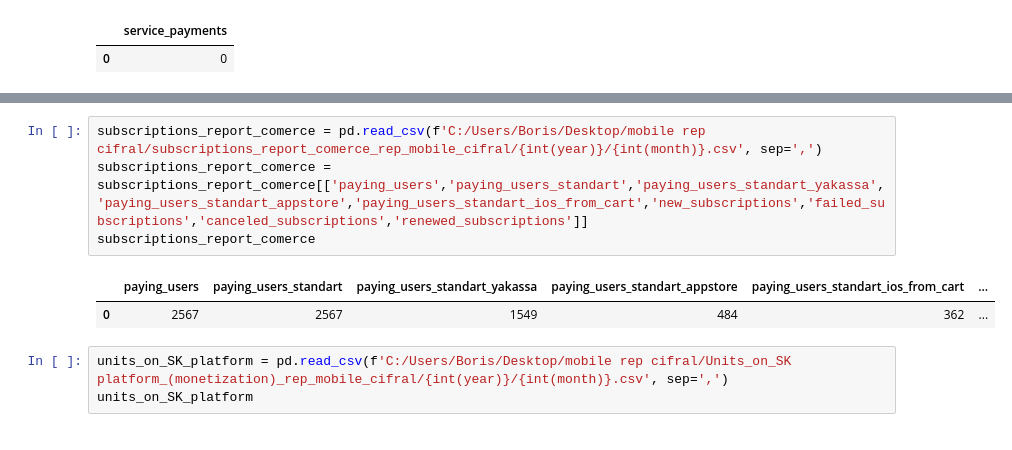
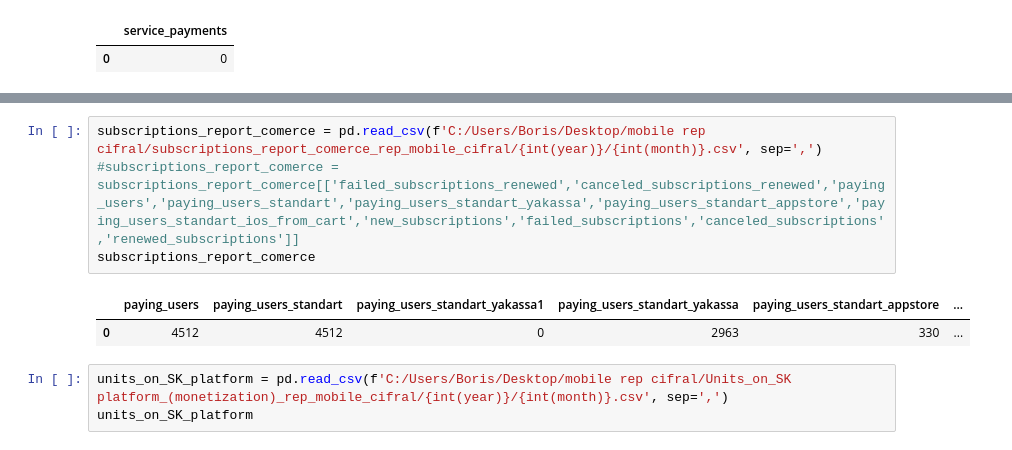
Before and after one commit to sputnik-systems/analytics, a Jupyter notebook: mobile_report cifral/mobile_report_cifral_auto.ipynb, the cells around one changed output, grey strips where cells are left out. Saved outputs shown, nothing was run; the diff lists cells and outputs as text.

```diff
--- a/mobile_report cifral/mobile_report_cifral_auto.ipynb
+++ b/mobile_report cifral/mobile_report_cifral_auto.ipynb
@@ -366,11 +433,11 @@ mobile_report
 1 rows × 27 columns
 # %%
 subscriptions_report_comerce = pd.read_csv(f'C:/Users/Boris/Desktop/mobile rep cifral/subscriptions_report_comerce_rep_mobile_cifral/{int(year)}/{int(month)}.csv', sep=',')
-subscriptions_report_comerce = subscriptions_report_comerce[['paying_users','paying_users_standart','paying_users_standart_yakassa','paying_users_standart_appstore','paying_users_standart_ios_from_cart','new_subscriptions','failed_subscriptions','canceled_subscriptions','renewed_subscriptions']]
+#subscriptions_report_comerce = subscriptions_report_comerce[['failed_subscriptions_renewed','canceled_subscriptions_renewed','paying_users','paying_users_standart','paying_users_standart_yakassa','paying_users_standart_appstore','paying_users_standart_ios_from_cart','new_subscriptions','failed_subscriptions','canceled_subscriptions','renewed_subscriptions']]
 subscriptions_report_comerce
 # %% [output]
-|  | paying_users | paying_users_standart | paying_users_standart_yakassa | paying_users_standart_appstore | paying_users_standart_ios_from_cart | ... |
-| 0 | 2567 | 2567 | 1549 | 484 | 362 | ... |
+|  | paying_users | paying_users_standart | paying_users_standart_yakassa1 | paying_users_standart_yakassa | paying_users_standart_appstore | ... |
+| 0 | 4512 | 4512 | 0 | 2963 | 330 | ... |
 # %%
 units_on_SK_platform = pd.read_csv(f'C:/Users/Boris/Desktop/mobile rep cifral/Units_on_SK platform_(monetization)_rep_mobile_cifral/{int(year)}/{int(month)}.csv', sep=',')
 units_on_SK_platform
```
Also changed, not shown: parts of 16 cells of this notebook, 4 other files.
